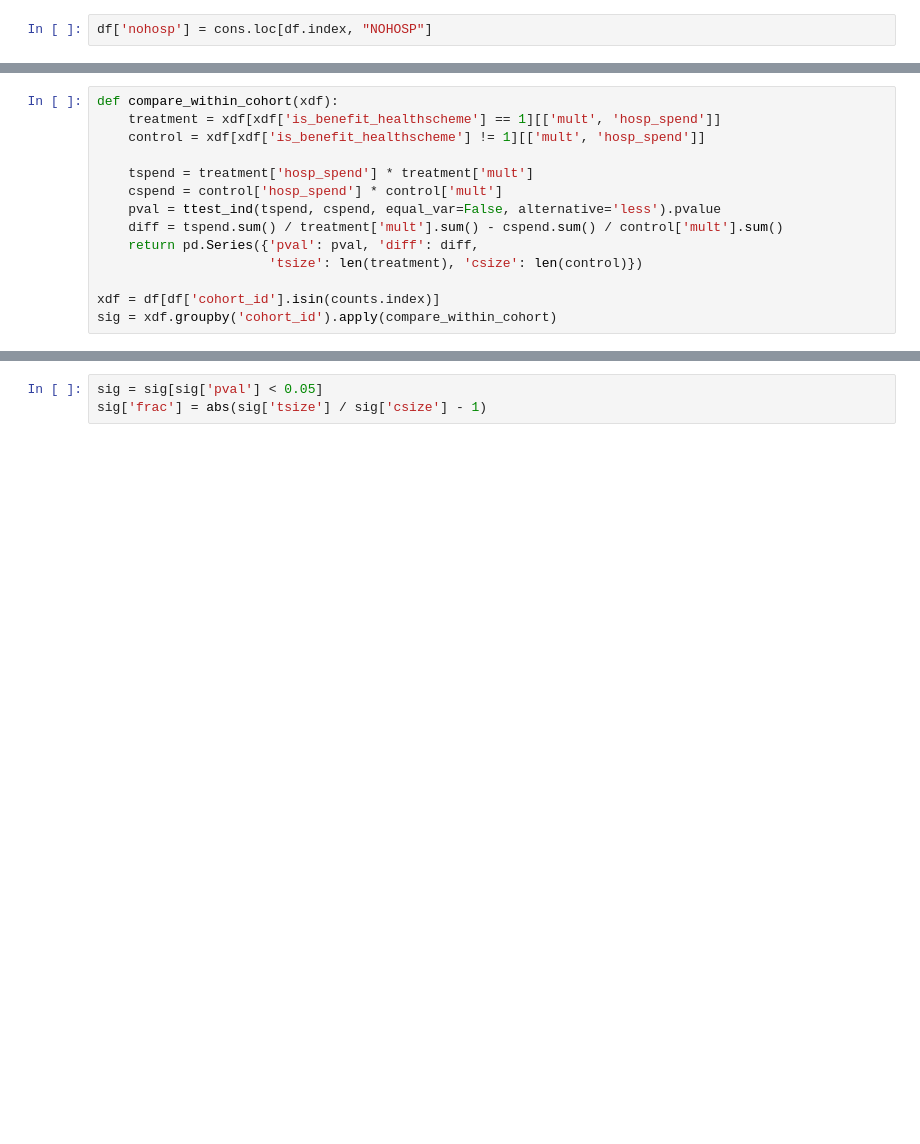
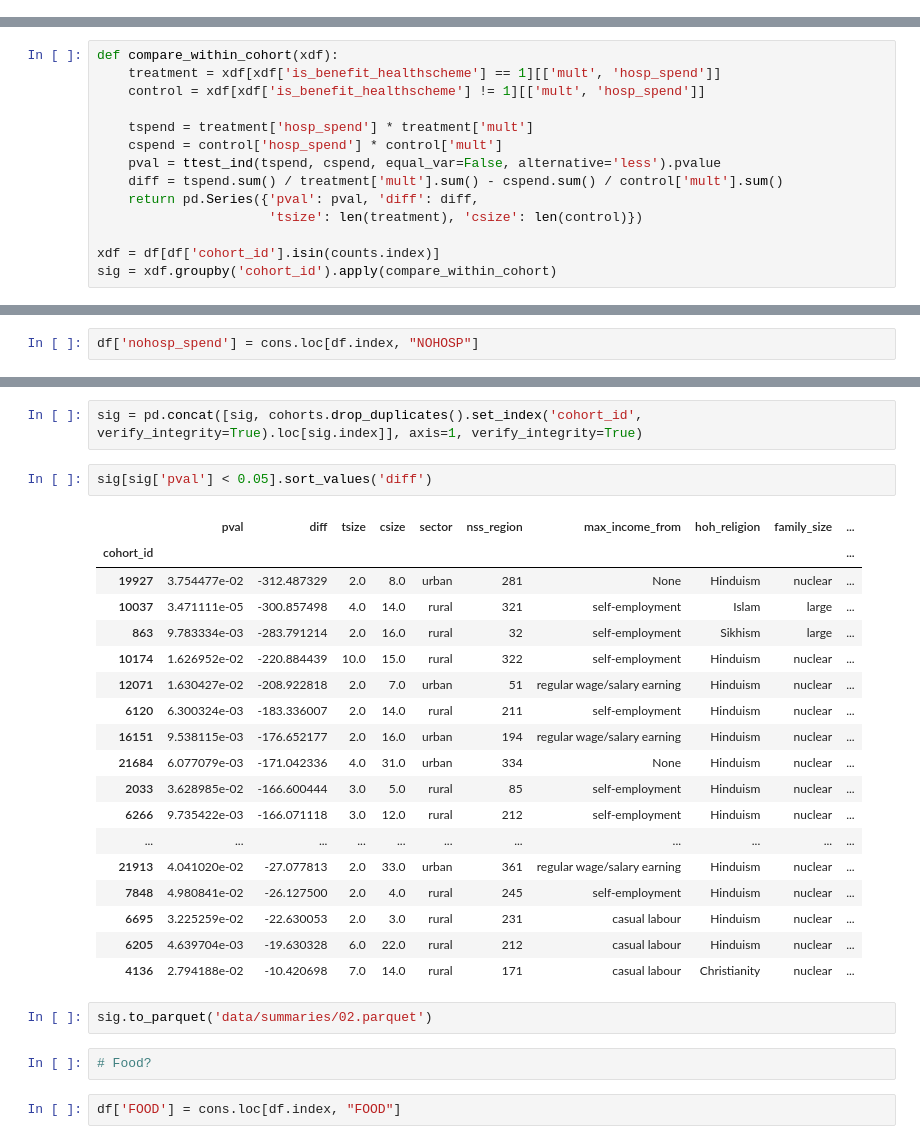
Before and after one commit to jaidevd/beingbayesian, a Jupyter notebook: 06-public-welfare/health-cohortwise.ipynb, the cells around one changed output, grey strips where cells are left out. Cells and saved outputs as stored; diff of their text form; blank space fills up the shorter version.

```diff
--- a/06-public-welfare/health-cohortwise.ipynb
+++ b/06-public-welfare/health-cohortwise.ipynb
@@ -13,8 +13,6 @@ df['mult'] = hh['multiplier']
 df['cohort_id'] = cohorts['cohort_id']
 # %%
 df['hosp_spend'] = cons.loc[df.index, "HOSP"]
-# %%
-df['nohosp'] = cons.loc[df.index, "NOHOSP"]
 # %%
 df.head()
 # %% [output]
@@ -44,0 +59,2 @@ sig = xdf.groupby('cohort_id').apply(compare_within_cohort)
+# %%
+df['nohosp_spend'] = cons.loc[df.index, "NOHOSP"]
@@ -45,3 +75,29 @@ sig = xdf.groupby('cohort_id').apply(compare_within_cohort)
+# %%
+sig = pd.concat([sig, cohorts.drop_duplicates().set_index('cohort_id', verify_integrity=True).loc[sig.index]], axis=1, verify_integrity=True)
 # %%
-sig = sig[sig['pval'] < 0.05]
-sig['frac'] = abs(sig['tsize'] / sig['csize'] - 1)
+sig[sig['pval'] < 0.05].sort_values('diff')
+# %% [output]
+|  | pval | diff | tsize | csize | sector | nss_region | max_income_from | hoh_religion | family_size | ... |
+| cohort_id |  |  |  |  |  |  |  |  |  | ... |
+| 19927 | 3.754477e-02 | -312.487329 | 2.0 | 8.0 | urban | 281 | None | Hinduism | nuclear | ... |
+| 10037 | 3.471111e-05 | -300.857498 | 4.0 | 14.0 | rural | 321 | self-employment | Islam | large | ... |
+| 863 | 9.783334e-03 | -283.791214 | 2.0 | 16.0 | rural | 32 | self-employment | Sikhism | large | ... |
+| 10174 | 1.626952e-02 | -220.884439 | 10.0 | 15.0 | rural | 322 | self-employment | Hinduism | nuclear | ... |
+| 12071 | 1.630427e-02 | -208.922818 | 2.0 | 7.0 | urban | 51 | regular wage/salary earning | Hinduism | nuclear | ... |
+| 6120 | 6.300324e-03 | -183.336007 | 2.0 | 14.0 | rural | 211 | self-employment | Hinduism | nuclear | ... |
+| 16151 | 9.538115e-03 | -176.652177 | 2.0 | 16.0 | urban | 194 | regular wage/salary earning | Hinduism | nuclear | ... |
+| 21684 | 6.077079e-03 | -171.042336 | 4.0 | 31.0 | urban | 334 | None | Hinduism | nuclear | ... |
+| 2033 | 3.628985e-02 | -166.600444 | 3.0 | 5.0 | rural | 85 | self-employment | Hinduism | nuclear | ... |
+| 6266 | 9.735422e-03 | -166.071118 | 3.0 | 12.0 | rural | 212 | self-employment | Hinduism | nuclear | ... |
+| ... | ... | ... | ... | ... | ... | ... | ... | ... | ... | ... |
+| 21913 | 4.041020e-02 | -27.077813 | 2.0 | 33.0 | urban | 361 | regular wage/salary earning | Hinduism | nuclear | ... |
+| 7848 | 4.980841e-02 | -26.127500 | 2.0 | 4.0 | rural | 245 | self-employment | Hinduism | nuclear | ... |
+| 6695 | 3.225259e-02 | -22.630053 | 2.0 | 3.0 | rural | 231 | casual labour | Hinduism | nuclear | ... |
+| 6205 | 4.639704e-03 | -19.630328 | 6.0 | 22.0 | rural | 212 | casual labour | Hinduism | nuclear | ... |
+| 4136 | 2.794188e-02 | -10.420698 | 7.0 | 14.0 | rural | 171 | casual labour | Christianity | nuclear | ... |
+# %%
+sig.to_parquet('data/summaries/02.parquet')
+# %%
+# Food?
+# %%
+df['FOOD'] = cons.loc[df.index, "FOOD"]
```
Also changed, not shown: parts of 21 cells of this notebook.
